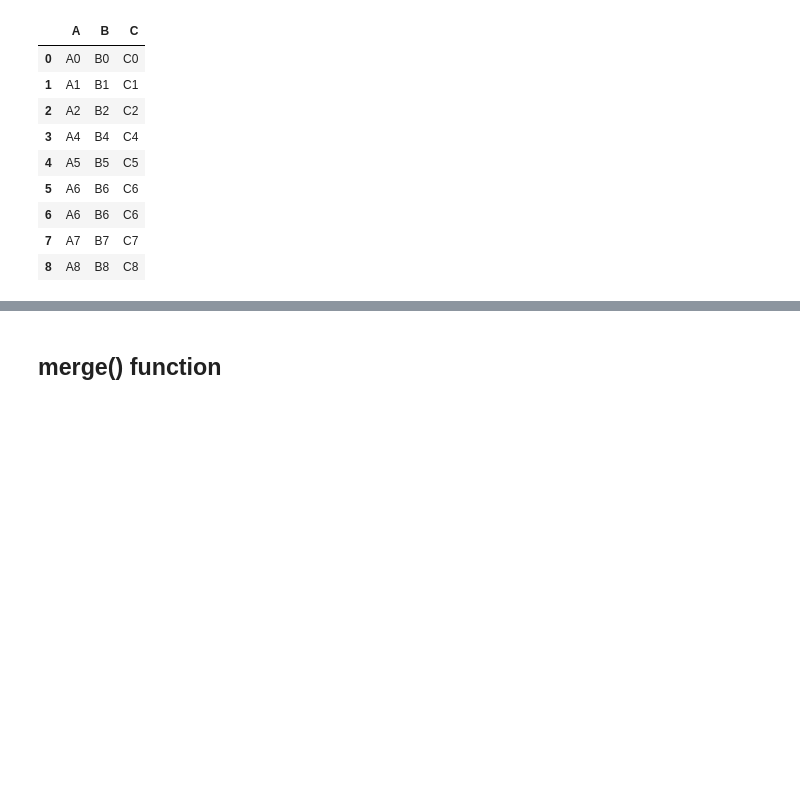
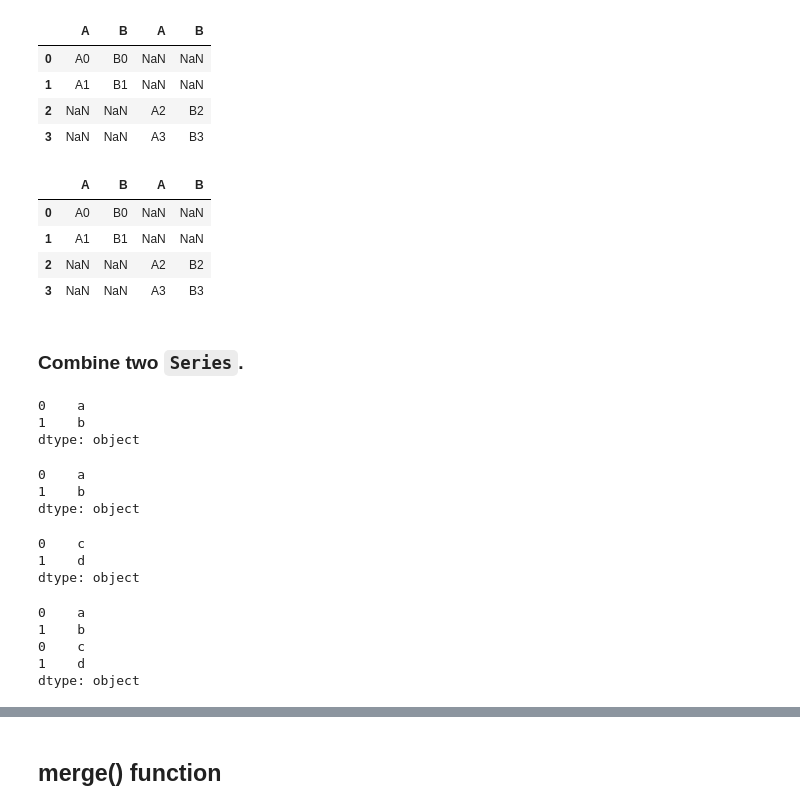
Before and after one commit to GurkanGitHub/Python, a Jupyter notebook: pandas_functions.ipynb, the cells around one changed output, grey strips where cells are left out. Drawn from its saved outputs; the diff is of its cells as text; code cells hidden in the pictures; blank space fills up the shorter version.

```diff
--- a/pandas_functions.ipynb
+++ b/pandas_functions.ipynb
@@ -4,9 +92,7 @@ import numpy as np
 # %%
-df1 = pd.DataFrame({'A': ['A0', 'A1', 'A2'],
-                        'B': ['B0', 'B1', 'B2'],
-                        'C': ['C0', 'C1', 'C2']}, index=[0, 1, 2])
+df1 = pd.DataFrame({'A': ['A0', 'A1'],
+                        'B': ['B0', 'B1']}, index=[0, 1])
 # %%
-df2 = pd.DataFrame({'A': ['A3', 'A4', 'A5'],
-                        'B': ['B3', 'B4', 'B5'],
-                        'C': ['C3', 'C4', 'C5']},
-                         index=[3, 4, 5])
+df2 = pd.DataFrame({'A': ['A2', 'A3'],
+                        'B': ['B2', 'B3']},
+                         index=[2, 3])
@@ -29,13 +128,45 @@ df1
+# %%
+pd.concat([df1,df2], axis = 1, join = "outer") # Concatenation is done in columns
+# %% [output]
+|  | A | B | A | B |
+| 0 | A0 | B0 | NaN | NaN |
+| 1 | A1 | B1 | NaN | NaN |
+| 2 | NaN | NaN | A2 | B2 |
+| 3 | NaN | NaN | A3 | B3 |
 # %%
-pd.concat([df1,df2,df3])
+pd.concat([df1,df2], axis=1)
 # %% [output]
-|  | A | B | C |
-| 0 | A0 | B0 | C0 |
-| 1 | A1 | B1 | C1 |
-| 2 | A2 | B2 | C2 |
-| 3 | A4 | B4 | C4 |
-| 4 | A5 | B5 | C5 |
-| 5 | A6 | B6 | C6 |
-| 6 | A6 | B6 | C6 |
-| 7 | A7 | B7 | C7 |
-| 8 | A8 | B8 | C8 |
+|  | A | B | A | B |
+| 0 | A0 | B0 | NaN | NaN |
+| 1 | A1 | B1 | NaN | NaN |
+| 2 | NaN | NaN | A2 | B2 |
+| 3 | NaN | NaN | A3 | B3 |
+# %% [markdown]
+### Combine two ``Series``.
+# %%
+s1 = pd.Series(["a", "b"])
+s2 = pd.Series(["c", "d"])
+# %% [output]
+0    a
+1    b
+dtype: object
+# %%
+s1
+# %% [output]
+0    a
+1    b
+dtype: object
+# %%
+s2
+# %% [output]
+0    c
+1    d
+dtype: object
+# %%
+pd.concat([s1,s2], axis = 0, join = "outer")
+# %% [output]
+0    a
+1    b
+0    c
+1    d
+dtype: object
```
Also changed, not shown: parts of 53 cells of this notebook, 3 other files.
